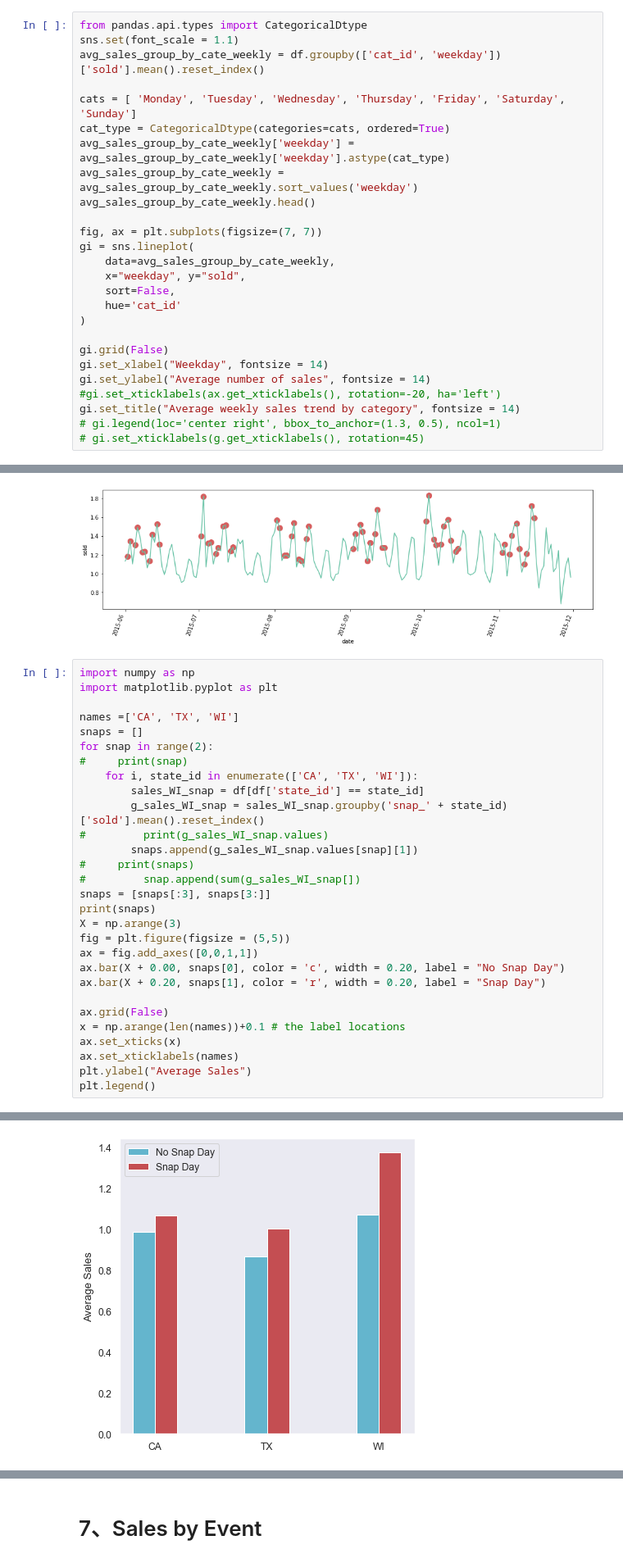
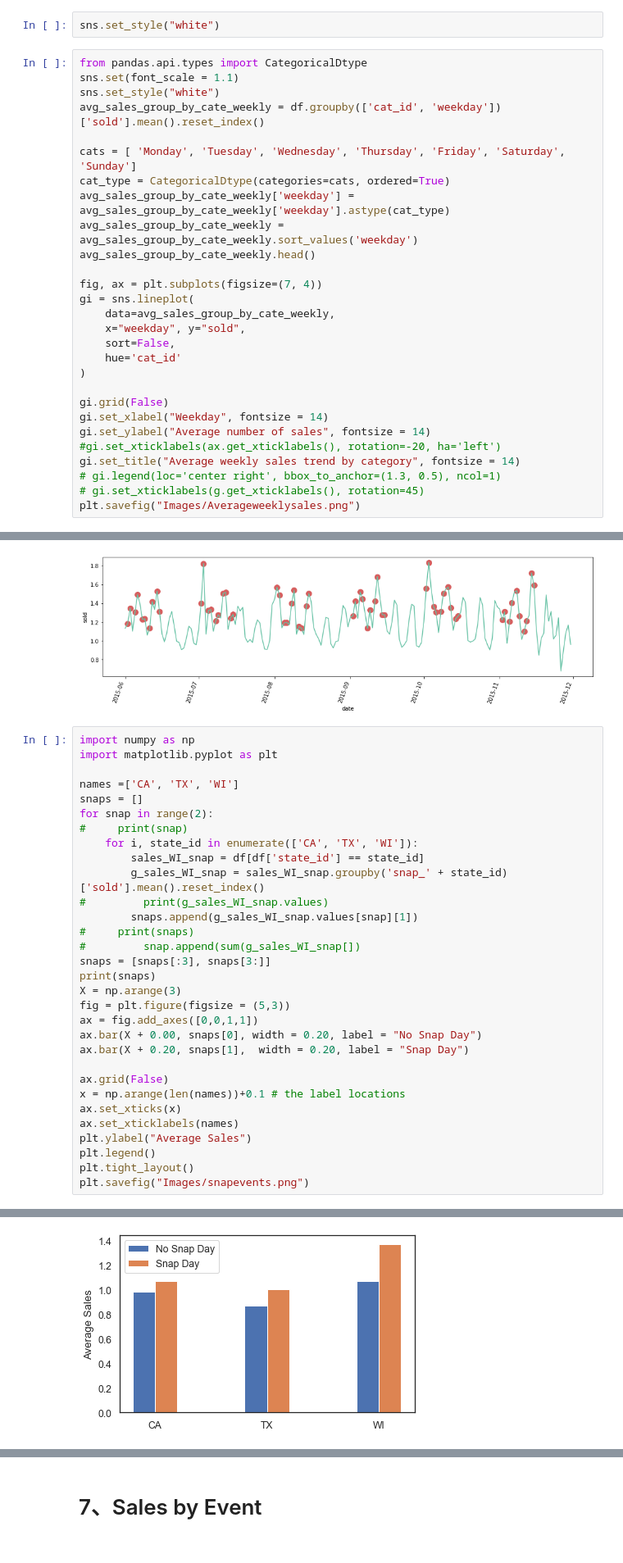
Before and after one commit to ixiaopan/GroupWork, a Jupyter notebook: AML/EDA-Panpan.ipynb, the cells around one changed output, grey strips where cells are left out. Shown at 82% size. Saved outputs shown, nothing was run; the diff lists cells and outputs as text.

```diff
--- a/AML/EDA-Panpan.ipynb
+++ b/AML/EDA-Panpan.ipynb
@@ -859,9 +859,12 @@ g.legend(loc='center right', bbox_to_anchor=(1.2, 0.5), ncol=1)
 - There are more sales on Saturday and Sunday.
 
 - Therea are fewer sale on Wednesday and Thurday.
+# %%
+sns.set_style("white")
 # %%
 from pandas.api.types import CategoricalDtype
 sns.set(font_scale = 1.1)
+sns.set_style("white")
 avg_sales_group_by_cate_weekly = df.groupby(['cat_id', 'weekday'])['sold'].mean().reset_index()
 
 cats = [ 'Monday', 'Tuesday', 'Wednesday', 'Thursday', 'Friday', 'Saturday', 'Sunday']
@@ -870,7 +873,7 @@ avg_sales_group_by_cate_weekly['weekday'] = avg_sales_group_by_cate_weekly['week
 avg_sales_group_by_cate_weekly = avg_sales_group_by_cate_weekly.sort_values('weekday')
 avg_sales_group_by_cate_weekly.head()
 
-fig, ax = plt.subplots(figsize=(7, 7))
+fig, ax = plt.subplots(figsize=(7, 4))
 gi = sns.lineplot(
     data=avg_sales_group_by_cate_weekly,
     x="weekday", y="sold",
@@ -885,4 +888,5 @@ gi.set_ylabel("Average number of sales", fontsize = 14)
 gi.set_title("Average weekly sales trend by category", fontsize = 14)
 # gi.legend(loc='center right', bbox_to_anchor=(1.3, 0.5), ncol=1)
 # gi.set_xticklabels(g.get_xticklabels(), rotation=45)
+plt.savefig("Images/Averageweeklysales.png")
 # %% [output]
@@ -1316,10 +1319,10 @@ for snap in range(2):
 snaps = [snaps[:3], snaps[3:]]
 print(snaps)
 X = np.arange(3)
-fig = plt.figure(figsize = (5,5))
+fig = plt.figure(figsize = (5,3))
 ax = fig.add_axes([0,0,1,1])
-ax.bar(X + 0.00, snaps[0], color = 'c', width = 0.20, label = "No Snap Day")
-ax.bar(X + 0.20, snaps[1], color = 'r', width = 0.20, label = "Snap Day")
+ax.bar(X + 0.00, snaps[0], width = 0.20, label = "No Snap Day")
+ax.bar(X + 0.20, snaps[1],  width = 0.20, label = "Snap Day")
 
 ax.grid(False)
 x = np.arange(len(names))+0.1 # the label locations
@@ -1327,5 +1330,7 @@ ax.set_xticks(x)
 ax.set_xticklabels(names)
 plt.ylabel("Average Sales")
 plt.legend()
+plt.tight_layout()
+plt.savefig("Images/snapevents.png")
 # %% [output]
 [[0.9846806569343066, 0.8654080287496746, 1.0668363338229767], [1.065772506082725, 1.0001353569192766, 1.370732085082949]]
@@ -1333,4 +1338,4 @@ plt.legend()
-[figure, old version]
+[figure, new version]
 # %%
 fig, ax = plt.subplots(1, 3, figsize=(12, 4))
 sns.set_palette('Set2')
```
Also changed, not shown: parts of 3 cells of this notebook, 9 other files.
